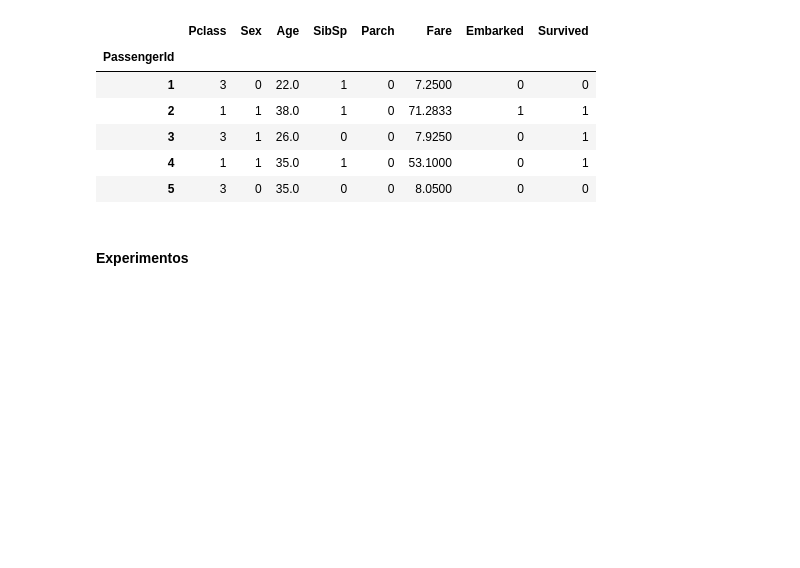
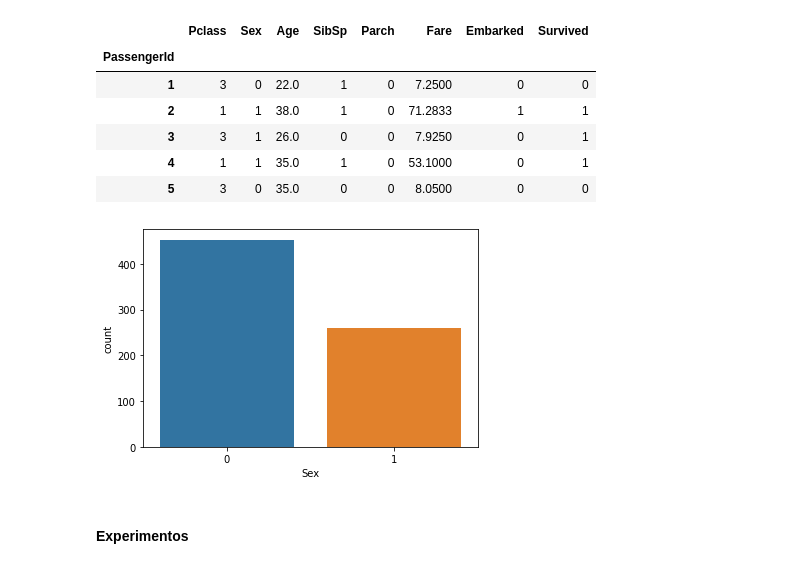
Before and after one commit to jc-costa/Aprendizagem-de-Maquina-SI, a Jupyter notebook: Mini-projeto Árvores de Decisão - Sobrevivência no Titanic/DTC.ipynb, the cells around one changed output. Drawn from its saved outputs; the diff is of its cells as text; code cells hidden in the pictures; blank space fills up the shorter version.

```diff
--- a/Mini-projeto Árvores de Decisão - Sobrevivência no Titanic/DTC.ipynb
+++ b/Mini-projeto Árvores de Decisão - Sobrevivência no Titanic/DTC.ipynb
@@ -468,6 +494,10 @@ memory usage: 50.1 KB
 | 3 | 3 | 1 | 26.0 | 0 | 0 | 7.9250 | 0 | 1 |
 | 4 | 1 | 1 | 35.0 | 1 | 0 | 53.1000 | 0 | 1 |
 | 5 | 3 | 0 | 35.0 | 0 | 0 | 8.0500 | 0 | 0 |
+# %%
+sns.countplot(x='Sex', data= new_data2);
+# %% [output]
+[figure, added]
 # %%
 x = new_data2.drop('Survived', axis=1)
 y = new_data2['Survived']
```
Also changed, not shown: parts of 10 cells of this notebook.
